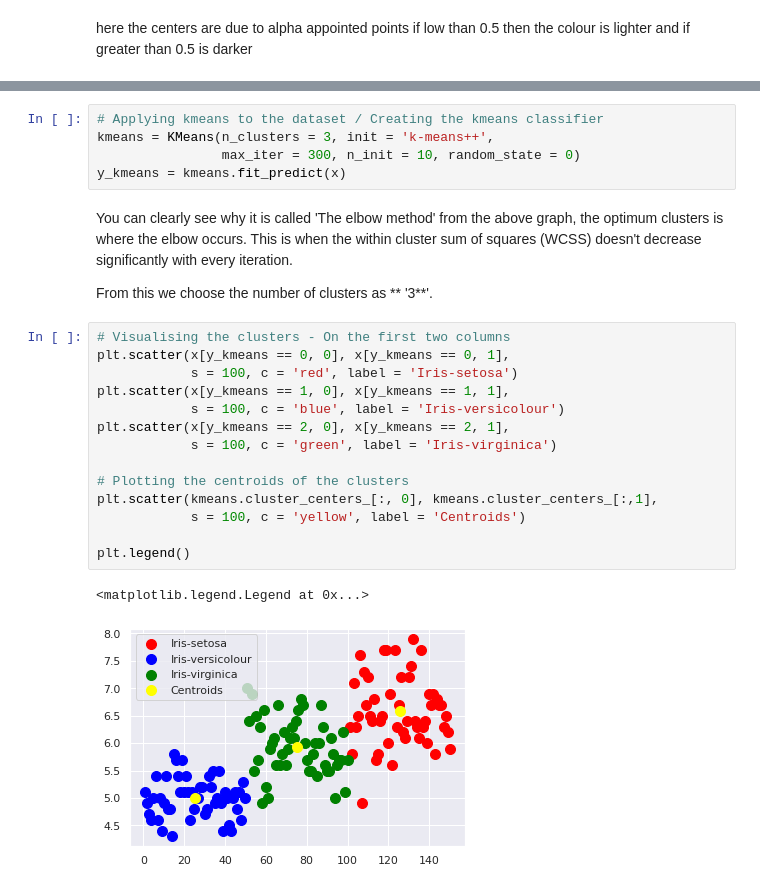
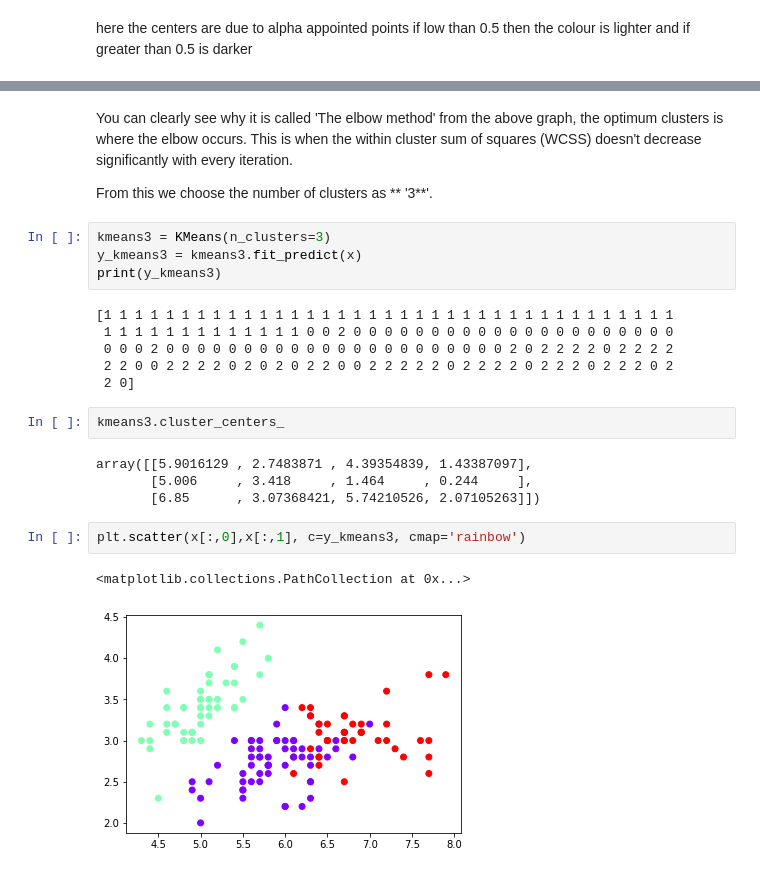
Before and after one commit to manju-yadav211/The-Sparks-Foundation, a Jupyter notebook: Unsupervised_Learning.ipynb, the cells around one changed output, grey strips where cells are left out. Cells and saved outputs as stored; diff of their text form.

```diff
--- a/Unsupervised_Learning.ipynb
+++ b/Unsupervised_Learning.ipynb
@@ -185,26 +123,25 @@ plt.show()
-# %%
-# Applying kmeans to the dataset / Creating the kmeans classifier
-kmeans = KMeans(n_clusters = 3, init = 'k-means++',
-                max_iter = 300, n_init = 10, random_state = 0)
-y_kmeans = kmeans.fit_predict(x)
 # %% [markdown]
 You can clearly see why it is called 'The elbow method' from the above graph, the optimum clusters is where the elbow occurs. This is when the within cluster sum of squares (WCSS) doesn't decrease significantly with every iteration.
 
 From this we choose the number of clusters as ** '3**'.
-# %%
-# Visualising the clusters - On the first two columns
-plt.scatter(x[y_kmeans == 0, 0], x[y_kmeans == 0, 1],
-            s = 100, c = 'red', label = 'Iris-setosa')
-plt.scatter(x[y_kmeans == 1, 0], x[y_kmeans == 1, 1],
-            s = 100, c = 'blue', label = 'Iris-versicolour')
-plt.scatter(x[y_kmeans == 2, 0], x[y_kmeans == 2, 1],
-            s = 100, c = 'green', label = 'Iris-virginica')
-
-# Plotting the centroids of the clusters
-plt.scatter(kmeans.cluster_centers_[:, 0], kmeans.cluster_centers_[:,1],
-            s = 100, c = 'yellow', label = 'Centroids')
-
-plt.legend()
-# %% [output]
-<matplotlib.legend.Legend at 0x...>
-[figure, removed]
+# %%
+kmeans3 = KMeans(n_clusters=3)
+y_kmeans3 = kmeans3.fit_predict(x)
+print(y_kmeans3)
+# %% [output]
+[1 1 1 1 1 1 1 1 1 1 1 1 1 1 1 1 1 1 1 1 1 1 1 1 1 1 1 1 1 1 1 1 1 1 1 1 1
+ 1 1 1 1 1 1 1 1 1 1 1 1 1 0 0 2 0 0 0 0 0 0 0 0 0 0 0 0 0 0 0 0 0 0 0 0 0
+ 0 0 0 2 0 0 0 0 0 0 0 0 0 0 0 0 0 0 0 0 0 0 0 0 0 0 2 0 2 2 2 2 0 2 2 2 2
+ 2 2 0 0 2 2 2 2 0 2 0 2 0 2 2 0 0 2 2 2 2 2 0 2 2 2 2 0 2 2 2 0 2 2 2 0 2
+ 2 0]
+# %%
+kmeans3.cluster_centers_
+# %% [output]
+array([[5.9016129 , 2.7483871 , 4.39354839, 1.43387097],
+       [5.006     , 3.418     , 1.464     , 0.244     ],
+       [6.85      , 3.07368421, 5.74210526, 2.07105263]])
+# %%
+plt.scatter(x[:,0],x[:,1], c=y_kmeans3, cmap='rainbow')
+# %% [output]
+<matplotlib.collections.PathCollection at 0x...>
+[figure, added]
```
Also changed, not shown: parts of 28 cells of this notebook.
